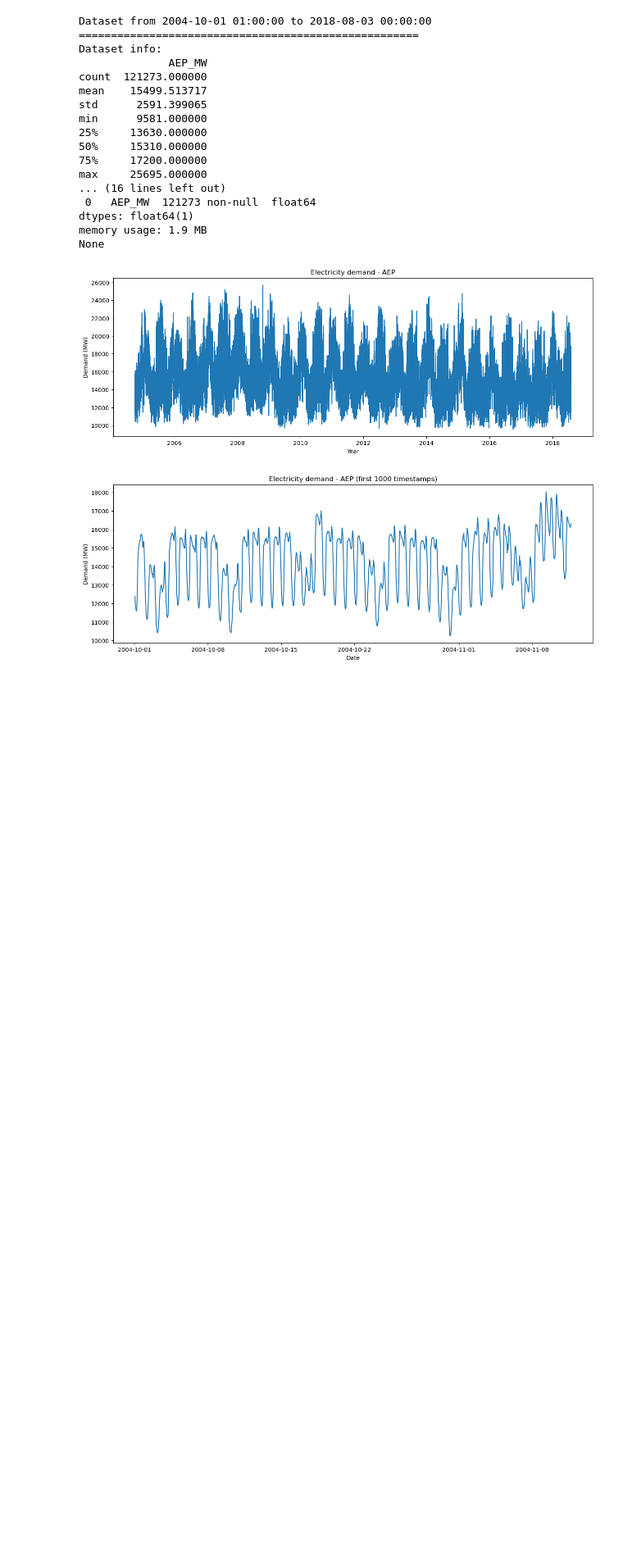
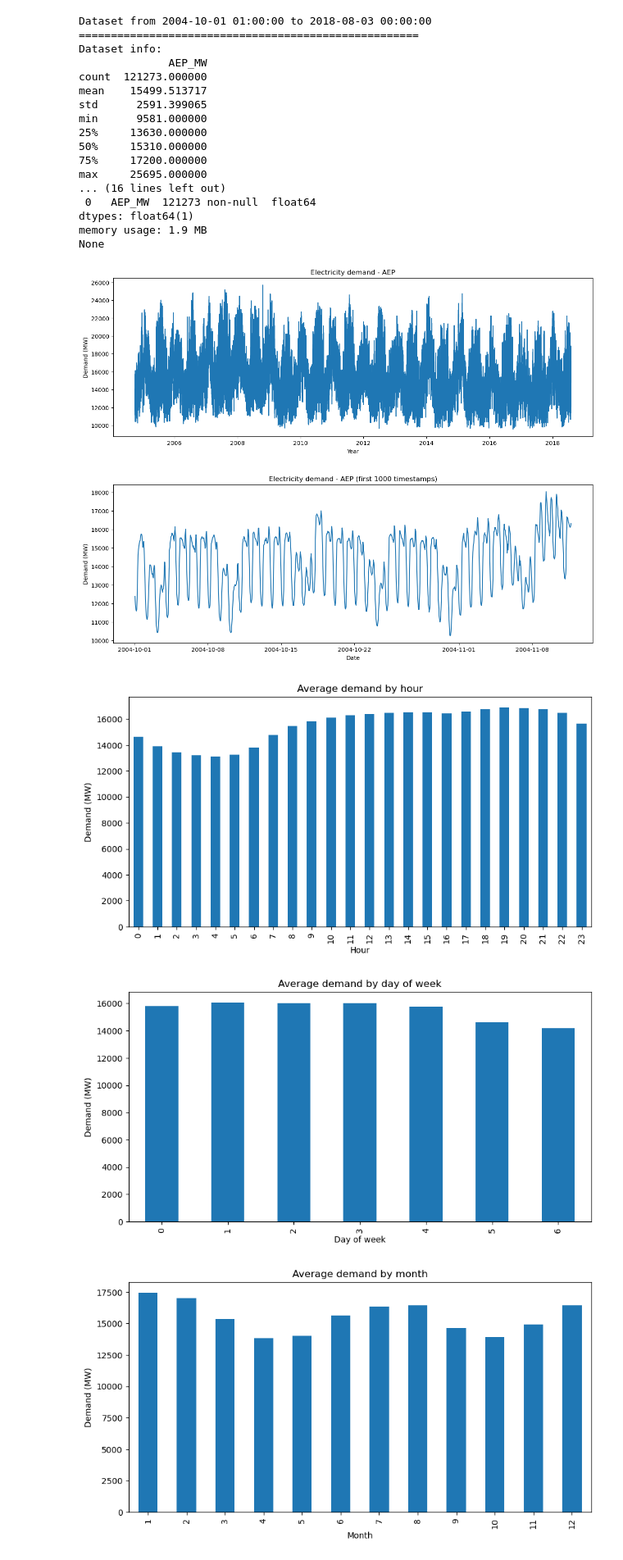
Before and after one commit to mruifer/Electricity-demand-forecast, a Jupyter notebook: notebooks/01_data_exploration.ipynb, the cells around one changed output. Shown: that part at 82% size. Drawn from its saved outputs; the diff is of its cells as text; code cells hidden in the pictures; blank space fills up the shorter version.

```diff
--- a/notebooks/01_data_exploration.ipynb
+++ b/notebooks/01_data_exploration.ipynb
@@ -86,6 +86,21 @@ plt.show()
 # %% [output]
 [figure]
 # %%
-df["hour"] = df.index.hour
-df["dayofweek"] = df.index.dayofweek
-df["month"] = df.index.month
+df["Hour"] = df.index.hour
+df["Day of week"] = df.index.dayofweek
+df["Month"] = df.index.month
+df["Year"] = df.index.year
+
+# Average demands
+df.groupby("Hour").mean().iloc[:,0].plot(kind="bar", figsize=(10,5), title="Average demand by hour", ylabel="Demand (MW)")
+plt.show()
+df.groupby("Day of week").mean().iloc[:,0].plot(kind="bar", figsize=(10,5), title="Average demand by day of week", ylabel="Demand (MW)")
+plt.show()
+df.groupby("Month").mean().iloc[:,0].plot(kind="bar", figsize=(10,5), title="Average demand by month", ylabel="Demand (MW)")
+plt.show()
+df.groupby("Year").mean().iloc[:,0].plot(kind="bar", figsize=(10,5), title="Average demand by year", ylabel="Demand (MW)")
+plt.show()
+# %% [output]
+[figure, added]
+[figure, added]
+[figure, added]
```
Also changed, not shown: parts of 2 cells of this notebook.
